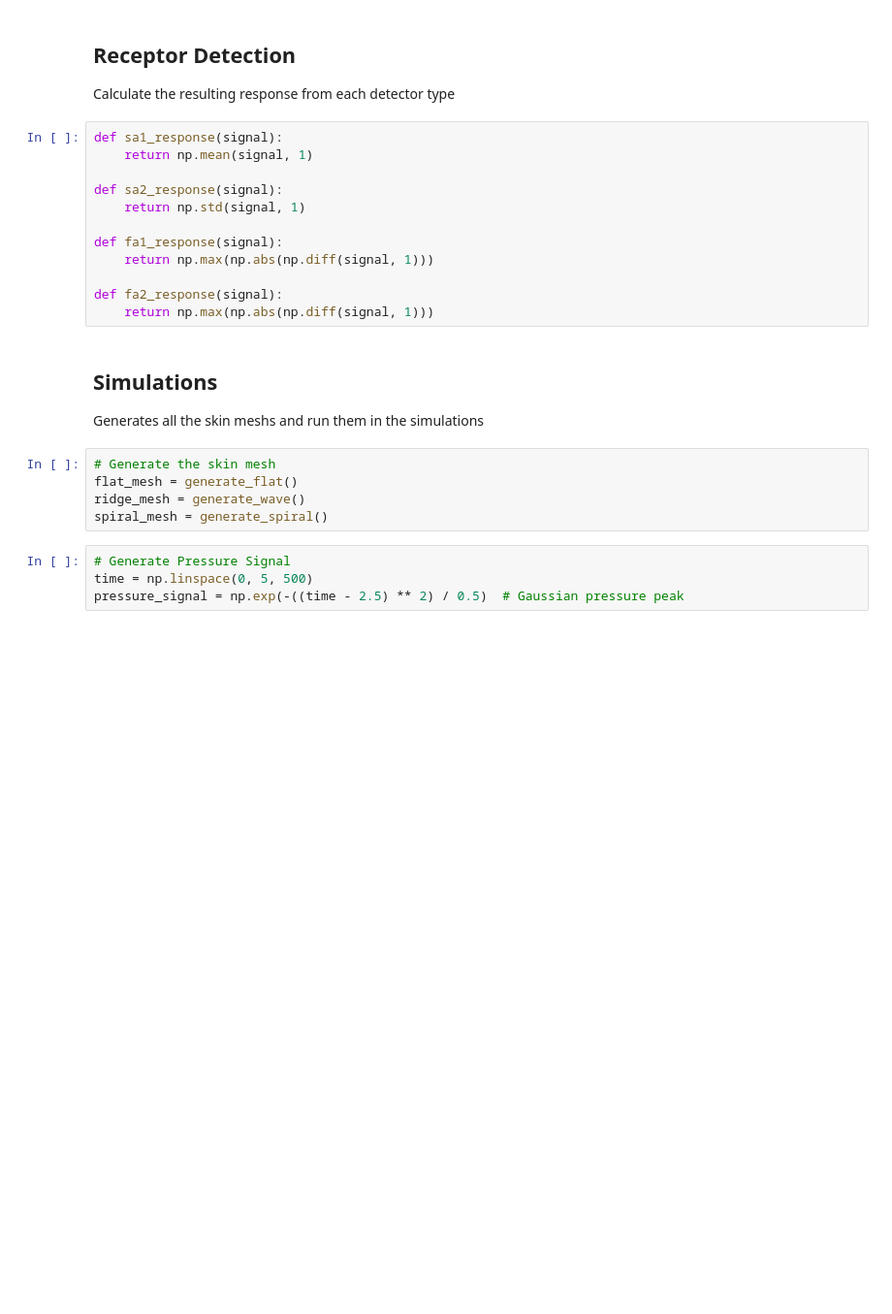
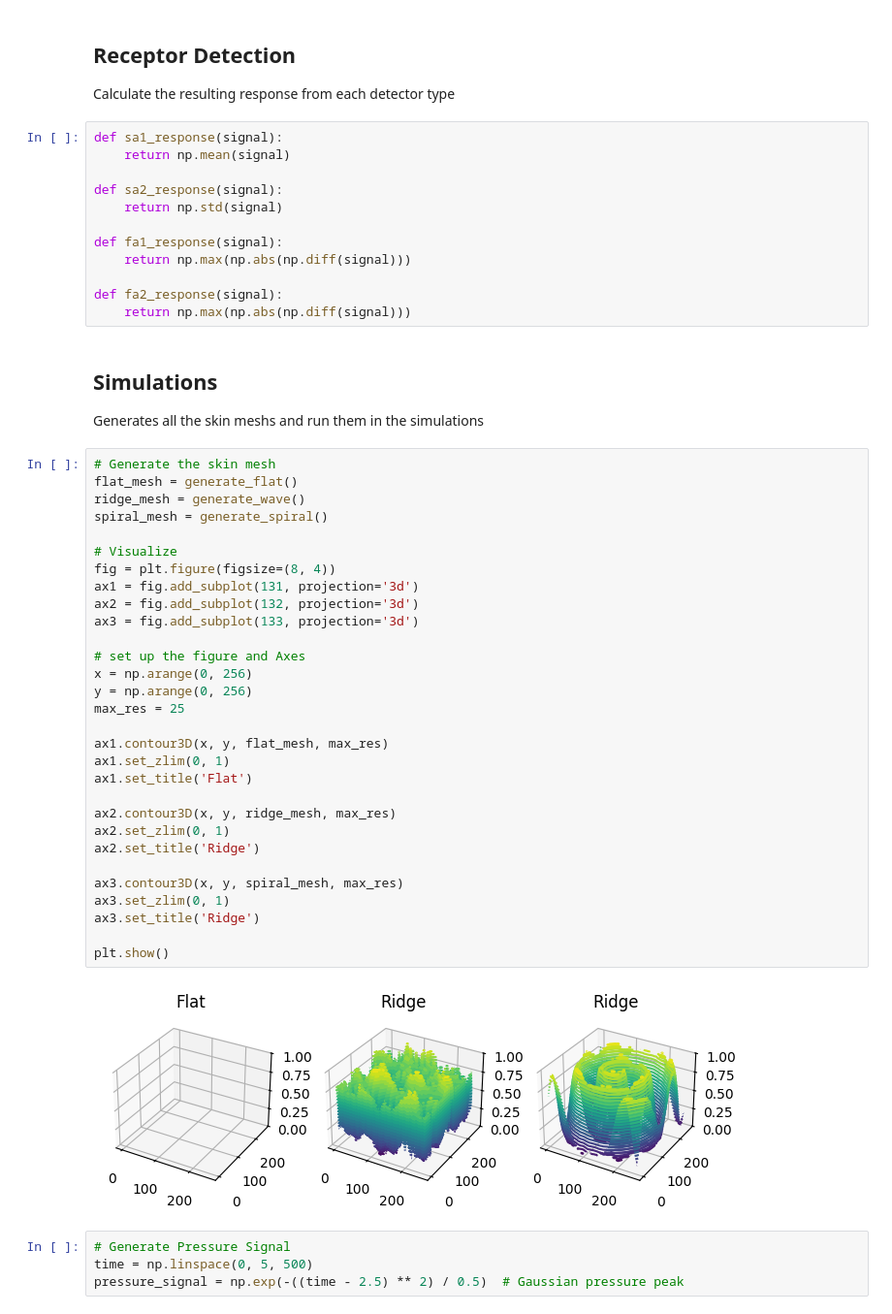
Before and after one commit to CydiaBoss/skin-ridge-model, a Jupyter notebook: sim.ipynb, the cells around one changed output. Shown: that part at 97% size. Cells and saved outputs as stored; diff of their text form; blank space fills up the shorter version.

```diff
--- a/sim.ipynb
+++ b/sim.ipynb
@@ -104,24 +96,51 @@ def solve_skin_deformation(stiffness, damping, pressure, t_span, initial_conditi
 Calculate the resulting response from each detector type
 # %%
 def sa1_response(signal):
-    return np.mean(signal, 1)
+    return np.mean(signal)
 
 def sa2_response(signal):
-    return np.std(signal, 1)
+    return np.std(signal)
 
 def fa1_response(signal):
-    return np.max(np.abs(np.diff(signal, 1)))
+    return np.max(np.abs(np.diff(signal)))
 
 def fa2_response(signal):
-    return np.max(np.abs(np.diff(signal, 1)))
+    return np.max(np.abs(np.diff(signal)))
 # %% [markdown]
 ## Simulations
 Generates all the skin meshs and run them in the simulations
-# %%
-# Generate the skin mesh
-flat_mesh = generate_flat()
-ridge_mesh = generate_wave()
-spiral_mesh = generate_spiral()
+# %%
+# Generate the skin mesh
+flat_mesh = generate_flat()
+ridge_mesh = generate_wave()
+spiral_mesh = generate_spiral()
+
+# Visualize
+fig = plt.figure(figsize=(8, 4))
+ax1 = fig.add_subplot(131, projection='3d')
+ax2 = fig.add_subplot(132, projection='3d')
+ax3 = fig.add_subplot(133, projection='3d')
+
+# set up the figure and Axes
+x = np.arange(0, 256)
+y = np.arange(0, 256)
+max_res = 25
+
+ax1.contour3D(x, y, flat_mesh, max_res)
+ax1.set_zlim(0, 1)
+ax1.set_title('Flat')
+
+ax2.contour3D(x, y, ridge_mesh, max_res)
+ax2.set_zlim(0, 1)
+ax2.set_title('Ridge')
+
+ax3.contour3D(x, y, spiral_mesh, max_res)
+ax3.set_zlim(0, 1)
+ax3.set_title('Ridge')
+
+plt.show()
+# %% [output]
+[figure, added]
 # %%
 # Generate Pressure Signal
 time = np.linspace(0, 5, 500)
```
Also changed, not shown: parts of 3 cells of this notebook.
